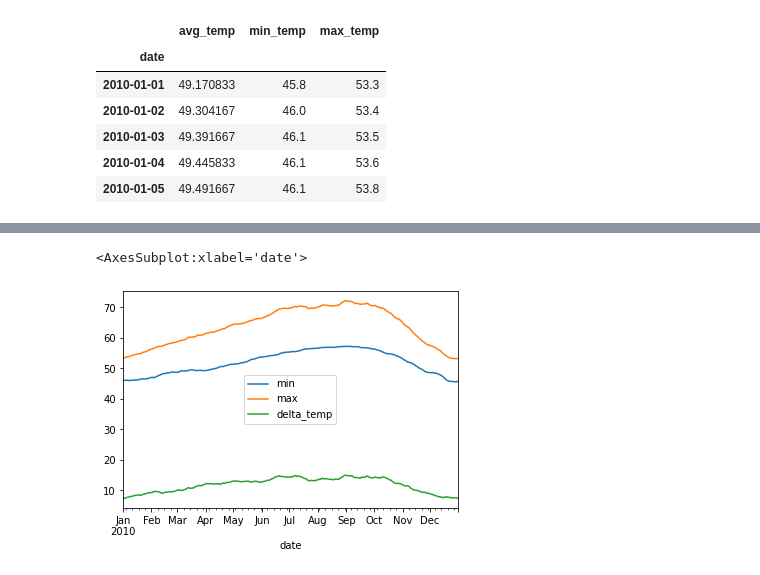
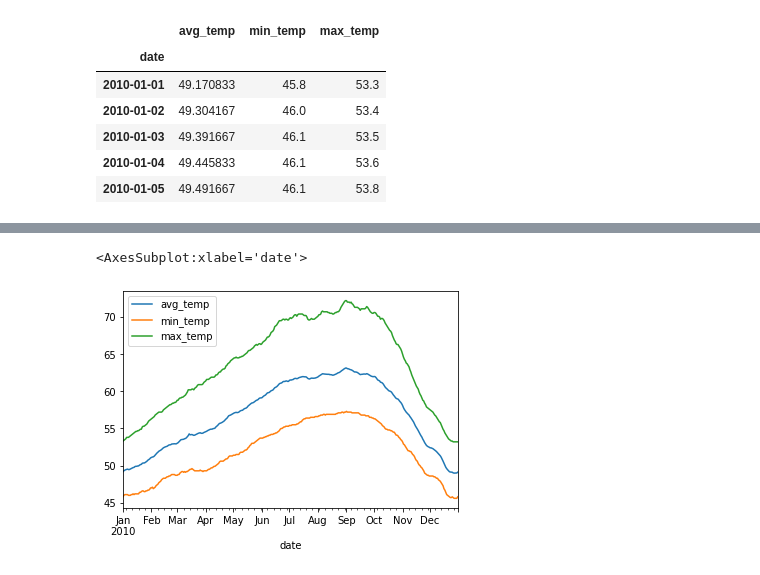
Before and after one commit to craigcalzado/time-series-exercises, a Jupyter notebook: working_with_timeseries.ipynb, the cells around one changed output, grey strips where cells are left out. Saved outputs shown, nothing was run; the diff lists cells and outputs as text; code cells hidden in the pictures.

```diff
--- a/working_with_timeseries.ipynb
+++ b/working_with_timeseries.ipynb
@@ -140,6 +93,6 @@ print(df_day_min_max.delta_temp.max())
 # %%
 # 7. Bonus: Visualize the daily min, average, and max temperature over time on a single line plot, i.e. the min, average, and maximum temperature should be 3 seperate lines.
-df_day_min_max.plot()
+vegas_temps.plot()
 # %% [output]
 <AxesSubplot:xlabel='date'>
-[figure, old version]
+[figure, new version]
```
Also changed, not shown: parts of 19 cells of this notebook.
